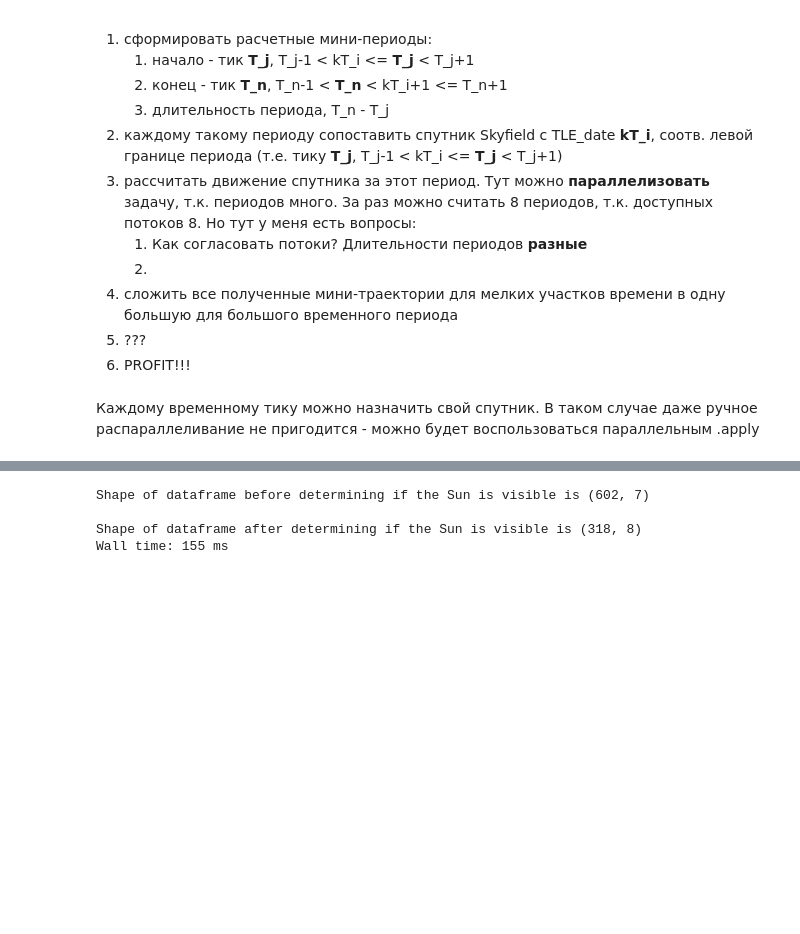
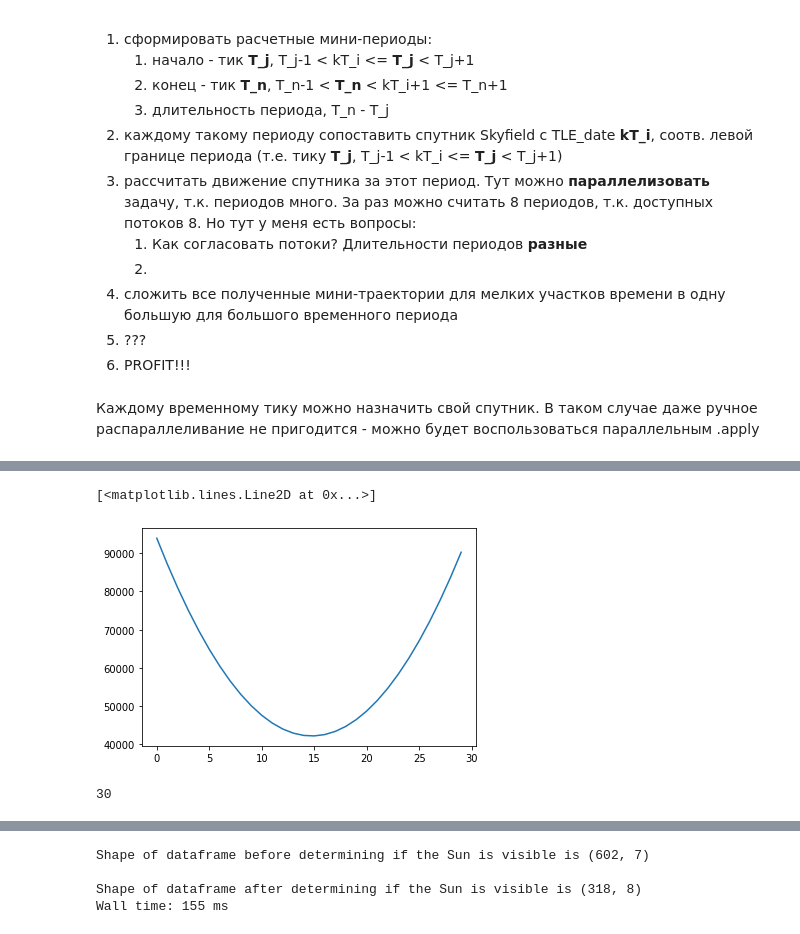
Before and after one commit to newtonee/Visibility-of-the-Sun, a Jupyter notebook: When_the_Sun_is_visible_.ipynb, the cells around one changed output, grey strips where cells are left out. Saved outputs shown, nothing was run; the diff lists cells and outputs as text; code cells hidden in the pictures; blank space fills up the shorter version.

```diff
--- a/When_the_Sun_is_visible_.ipynb
+++ b/When_the_Sun_is_visible_.ipynb
@@ -452,0 +486,9 @@ ip = image_plotter(iss_tles, sun, earth, dt=2, T=[0, 0, 20, 0], h=[30, 80], star
+# %%
+plt.plot(ip.df["beam_path_points_with_subpoints"][30][:, 2])
+# %% [output]
+[<matplotlib.lines.Line2D at 0x...>]
+[figure, added]
+# %%
+len(ip.df["beam_path_points_with_subpoints"][30][:, 2])
+# %% [output]
+30
```
Also changed, not shown: parts of 6 cells of this notebook, 1 other file.
